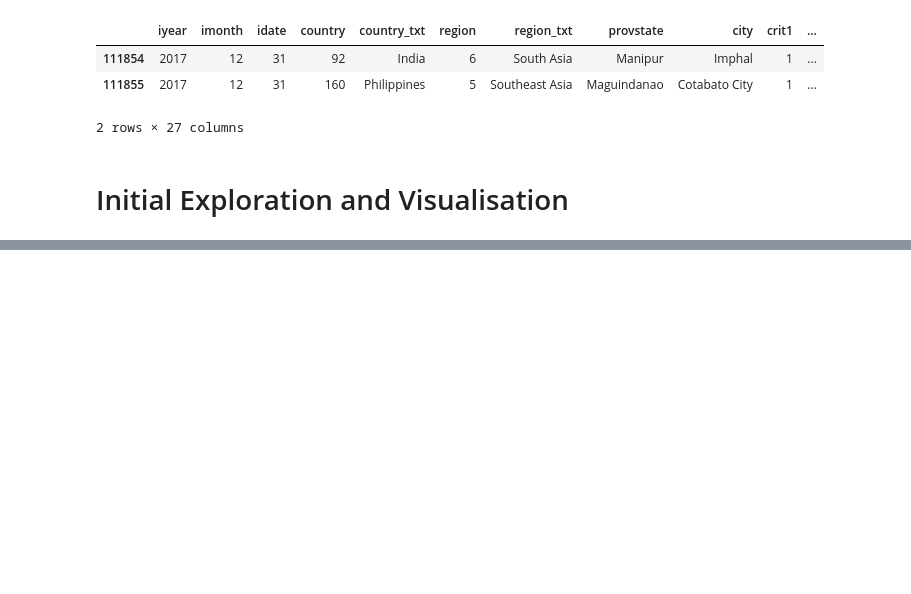
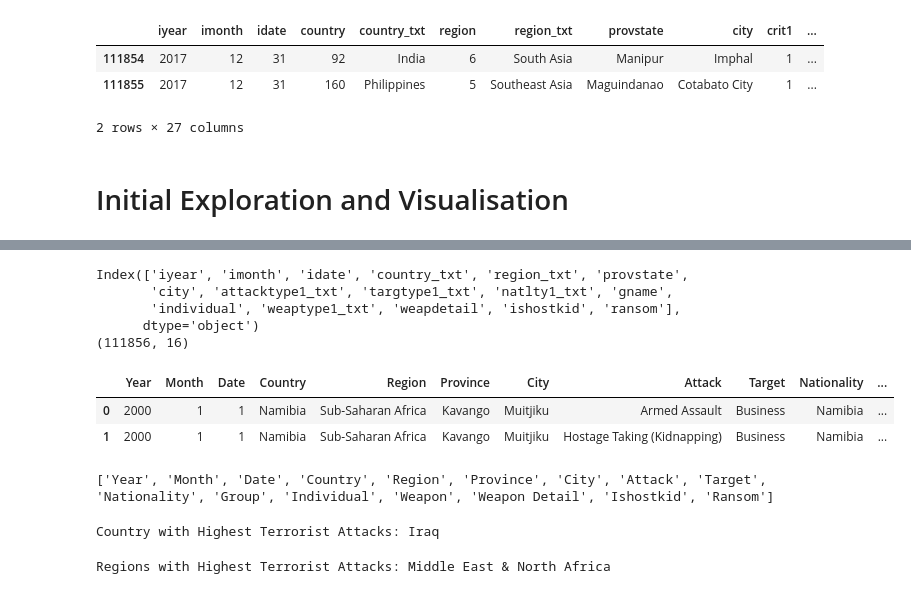
Before and after one commit to Gary-1606/Trial-BDAS, a Jupyter notebook: GlobalTerrorism.ipynb, the cells around one changed output, grey strips where cells are left out. Cells and saved outputs as stored; diff of their text form; code cells hidden in the pictures; blank space fills up the shorter version.

Commit message:
data column renamed

```diff
--- a/GlobalTerrorism.ipynb
+++ b/GlobalTerrorism.ipynb
@@ -264,0 +378,34 @@ TypeError: corr() missing 2 required positional arguments: 'col1' and 'col2'
+# %%
+#removing the columns which are numerical value of the texts ---> duplicate columns
+duplicate_columns = ['country', 'region', 'attacktype1', 'targtype1', 'natlty1', 'weaptype1', 'crit1', 'crit2', 'crit3', 'success', 'nkill']
+terrorismdf_pd.drop(duplicate_columns, inplace=True, axis=1)
+print(terrorismdf_pd.columns)
+print(terrorismdf_pd.shape)
+# %% [output]
+Index(['iyear', 'imonth', 'idate', 'country_txt', 'region_txt', 'provstate',
+       'city', 'attacktype1_txt', 'targtype1_txt', 'natlty1_txt', 'gname',
+       'individual', 'weaptype1_txt', 'weapdetail', 'ishostkid', 'ransom'],
+      dtype='object')
+(111856, 16)
+# %%
+#renaming columns for better understanding
+terrorismdf_pd.rename(columns = {'iyear':'Year', 'imonth':'Month', 'idate':'Date', 'country_txt':'Country', 'region_txt':'Region', 'provstate':'Province','city':'City','attacktype1_txt':'Attack','targtype1_txt':'Target','natlty1_txt':'Nationality','gname':'Group','individual':'Individual','weaptype1_txt': 'Weapon', 'weapdetail':'Weapon Detail', 'ishostkid':'Ishostkid', 'ransom':'Ransom' },inplace=True)
+terrorismdf_pd.head(2)
+# %% [output]
+|  | Year | Month | Date | Country | Region | Province | City | Attack | Target | Nationality | ... |
+| 0 | 2000 | 1 | 1 | Namibia | Sub-Saharan Africa | Kavango | Muitjiku | Armed Assault | Business | Namibia | ... |
+| 1 | 2000 | 1 | 1 | Namibia | Sub-Saharan Africa | Kavango | Muitjiku | Hostage Taking (Kidnapping) | Business | Namibia | ... |
+# %%
+print(terrorismdf.columns)
+# %% [output]
+['Year', 'Month', 'Date', 'Country', 'Region', 'Province', 'City', 'Attack', 'Target', 'Nationality', 'Group', 'Individual', 'Weapon', 'Weapon Detail', 'Ishostkid', 'Ransom']
+# %%
+#Printing the country with highest terrorist Attacks
+print('Country with Highest Terrorist Attacks:',terrorismdf_pd['Country'].value_counts().index[0])
+# %% [output]
+Country with Highest Terrorist Attacks: Iraq
+# %%
+# Printing the Regions with highest Terrorist Attacks
+print('Regions with Highest Terrorist Attacks:',terrorismdf_pd['Region'].value_counts().index[0])
+# %% [output]
+Regions with Highest Terrorist Attacks: Middle East & North Africa
```
Also changed, not shown: parts of 9 cells of this notebook.
